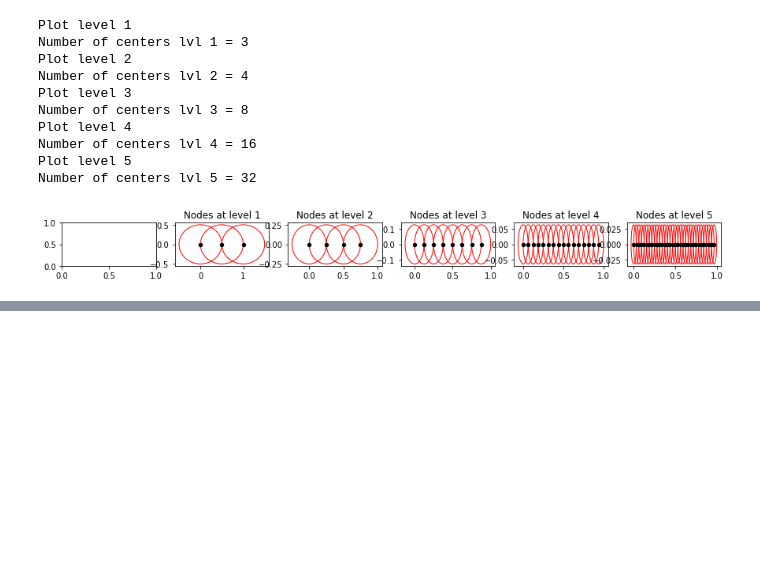
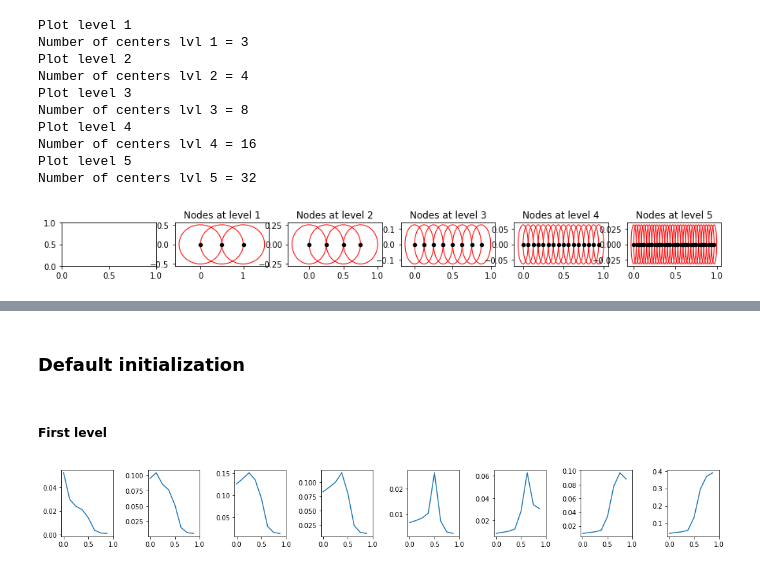
Before and after one commit to AndOslandsbotn/Multi-res-voltage-prop-exp, a Jupyter notebook: Test_voltage_map_collection_class_1DunitLine.ipynb, the cells around one changed output, grey strips where cells are left out. Cells and saved outputs as stored; diff of their text form; code cells hidden in the pictures; blank space fills up the shorter version.

Commit message:
AO: Added test of voltage_map_collection class

```diff
--- a/Test_voltage_map_collection_class_1DunitLine.ipynb
+++ b/Test_voltage_map_collection_class_1DunitLine.ipynb
@@ -65,6 +68,6 @@ plt.show()
 # %%
 %matplotlib inline
-centers_dict = epsilon_cover_factory.get_centers()
+centers = epsilon_cover_factory.get_centers()
 
 max_lvl = min(5, len(centers_dict))
 fig, axes = plt.subplots(1, max_lvl+1, figsize=(15, 1))
@@ -97,5 +100,11 @@ Number of centers lvl 5 = 32
 # %%
+max_lvl = 5
+start_lvl = 3
+
 voltage_map_collections = {}
+source_indices = {}
+epsilon_cover = epsilon_cover_factory.get_epsilon_cover(max_lvl = max_lvl+1)
+
+# Source indices
+source_indices[start_lvl] = np.arange(0, len(epsilon_cover[start_lvl]['centers']), 1)
+source_indices[start_lvl+1] = np.arange(0, len(epsilon_cover[start_lvl+1]['centers']), 2)
-# %%
-centers = epsilon_cover_factory.get_centers(lvl=2)
-voltage_map_collections[f'lvl{2}'] = VoltageMapCollection(epsilon_cover, rougher_epsilon_cover, source_indices)
@@ -101,0 +133,19 @@ voltage_map_collections[f'lvl{2}'] = VoltageMapCollection(epsilon_cover, rougher
+# %% [markdown]
+### Default initialization
+# %%
+for lvl in range(start_lvl, max_lvl):
+    voltage_map_collections[lvl] = VoltageMapCollection(epsilon_cover[lvl], source_indices[lvl])
+voltage_map_collections[start_lvl].propagate_voltage_maps()
+voltage_map_collections[start_lvl+1].propagate_voltage_maps()
+# %% [markdown]
+##### First level
+# %%
+voltage_map_collection = voltage_map_collections[start_lvl].get_voltage_map_collection()
+fig, axes = plt.subplots(1, len(voltage_map_collection), figsize=(15, 2))
+for i, voltage_map in enumerate(voltage_map_collection):
+    axes[i].plot(epsilon_cover[start_lvl]['centers'], voltage_map.get_voltage())
+    axes[i].set_xticks([0, 0.5, 1])
+plt.tight_layout()
+plt.show()
+# %% [output]
+[figure, added]
```
Also changed, not shown: parts of 7 cells of this notebook, 6 other files.
